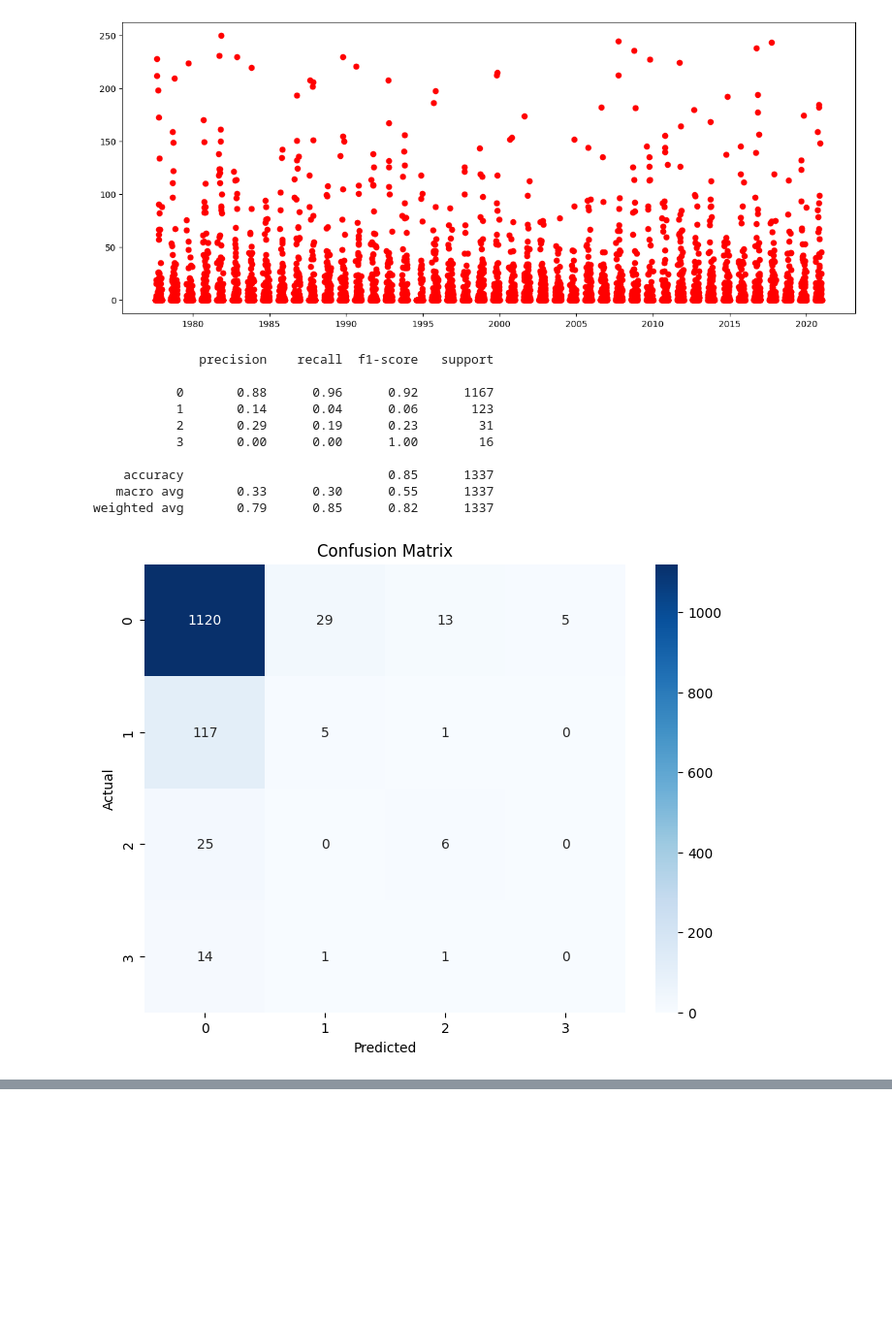
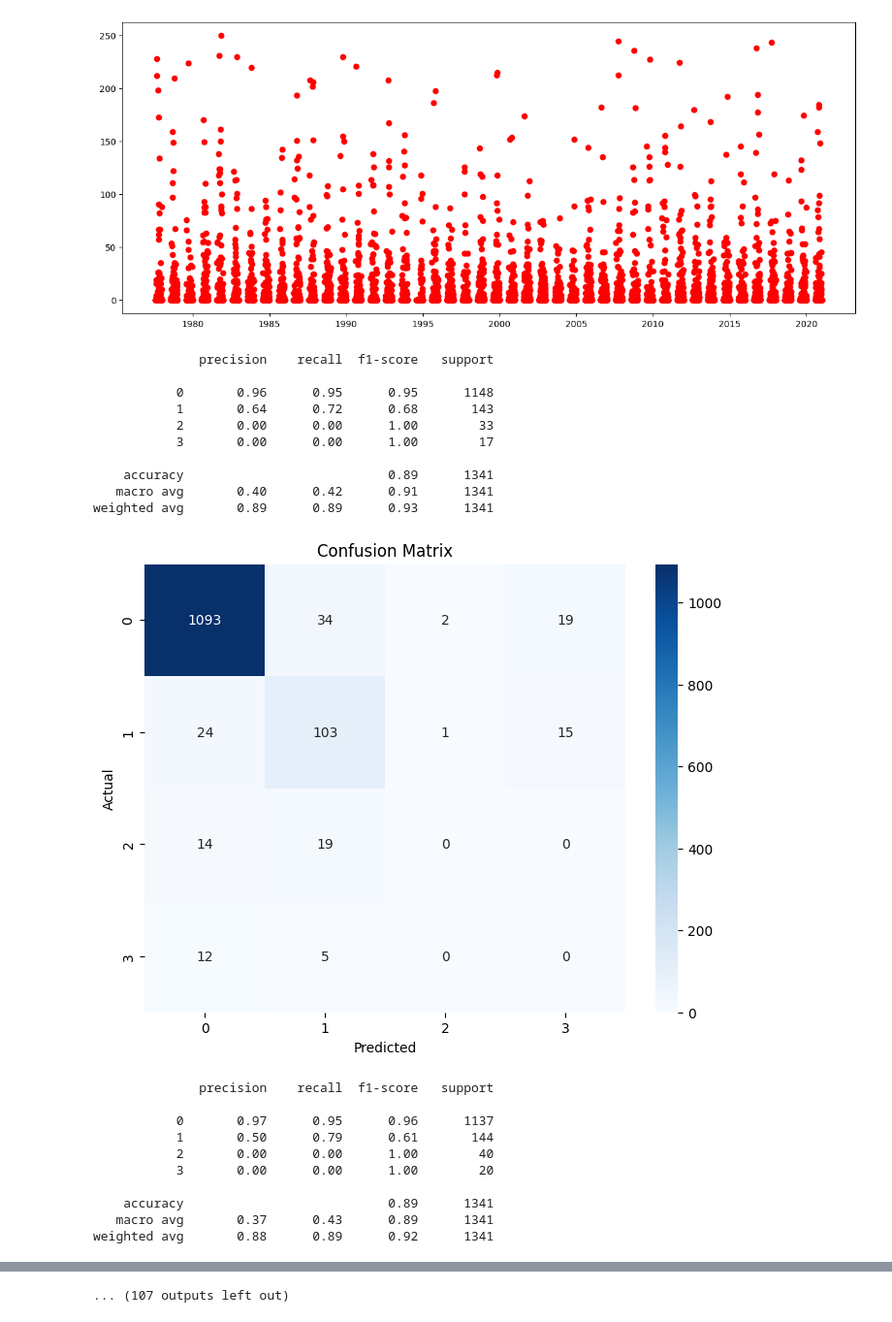
Before and after one commit to vubathang/RainfallForecast, a Jupyter notebook: Rainfall_Forecast_Model.ipynb, the cells around one changed output, grey strips where cells are left out. Shown at 97% size. Drawn from its saved outputs; the diff is of its cells as text; code cells hidden in the pictures; blank space fills up the shorter version.

```diff
--- a/Rainfall_Forecast_Model.ipynb
+++ b/Rainfall_Forecast_Model.ipynb
@@ -162,34 +115,62 @@ def ScoreSVM(X, y):
   plt.show()
   return precision, recall, f1_core ,support, accuracy
 # %%
-def ProcessData(data, days):
-  dt = data.copy()
-  for i in range(days + 1):
-    dt[f'{i} Days Before'] = dt['Rainfall'].shift(-i)
-  dt = dt[:-days]
-  X = dt.drop(columns = ['Rainfall', '0 Days Before'], axis = 1)
-  y = dt['Rainfall']
-  return X, y
+def process_data(data, days):
+    dt = data.copy()
+    for i in range(1, days + 1):
+        dt[f'{i} Days Before'] = dt['Rainfall'].shift(-i)
+    dt.dropna(inplace=True)
+    X = dt.drop(['Rainfall', '0 Days Before'], axis=1)
+    y = dt['Rainfall']
+    return X, y
 # %%
-res = pd.DataFrame(columns=['Days', 'Precision','Recall', 'F1-Score', 'Support', 'Accuracy'])
-# for i in range(2, 30):
-num = 21
+import pandas as pd
 
-X, y = ProcessData(data, num)
-y = y.apply(CategorizeRainFall)
+# Define the range of values for num
+num_range = range(2, 61)
 
-precision, recall, f1_score, support, accuracy = ScoreSVM(X, y)
-# res.loc[i] = [i, precision, recall, f1_score, support, accuracy]
-# res
+# Initialize a DataFrame to store the results
+res = pd.DataFrame(columns=['Days', 'Precision', 'Recall', 'F1-Score', 'Support', 'Accuracy'])
+
+best_num = None
+best_f1_score = 0  # Initialize with a low value
+
+for num in num_range:
+    X, y = ProcessData(data, num)
+    y = y.apply(CategorizeRainFall)
+
+    precision, recall, f1_score, support, accuracy = ScoreSVM(X, y)
+
+    # Store the results in the DataFrame
+    res.loc[num] = [num, precision, recall, f1_score, support, accuracy]
+
+    # Check if the current F1-score is better than the best so far
+    if f1_score > best_f1_score:
+        best_f1_score = f1_score
+        best_num = num
+
+print(res)
+print(f'Best number of days: {best_num}')
+print(f'Best F1-score: {best_f1_score}')
 # %% [output]
               precision    recall  f1-score   support
 
-           0       0.88      0.96      0.92      1167
-           1       0.14      0.04      0.06       123
-           2       0.29      0.19      0.23        31
-           3       0.00      0.00      1.00        16
+           0       0.96      0.95      0.95      1148
+           1       0.64      0.72      0.68       143
+           2       0.00      0.00      1.00        33
+           3       0.00      0.00      1.00        17
 
-    accuracy                           0.85      1337
-   macro avg       0.33      0.30      0.55      1337
-weighted avg       0.79      0.85      0.82      1337
+    accuracy                           0.89      1341
+   macro avg       0.40      0.42      0.91      1341
+weighted avg       0.89      0.89      0.93      1341
-[figure, old version]
+[figure, new version]
+              precision    recall  f1-score   support
+
+           0       0.97      0.95      0.96      1137
+           1       0.50      0.79      0.61       144
+           2       0.00      0.00      1.00        40
+           3       0.00      0.00      1.00        20
+
+    accuracy                           0.89      1341
+   macro avg       0.37      0.43      0.89      1341
+weighted avg       0.88      0.89      0.92      1341
@@ -195,0 +222 @@ weighted avg       0.79      0.85      0.82      1337
+... (107 outputs left out)
```
Also changed, not shown: parts of 15 cells of this notebook.
